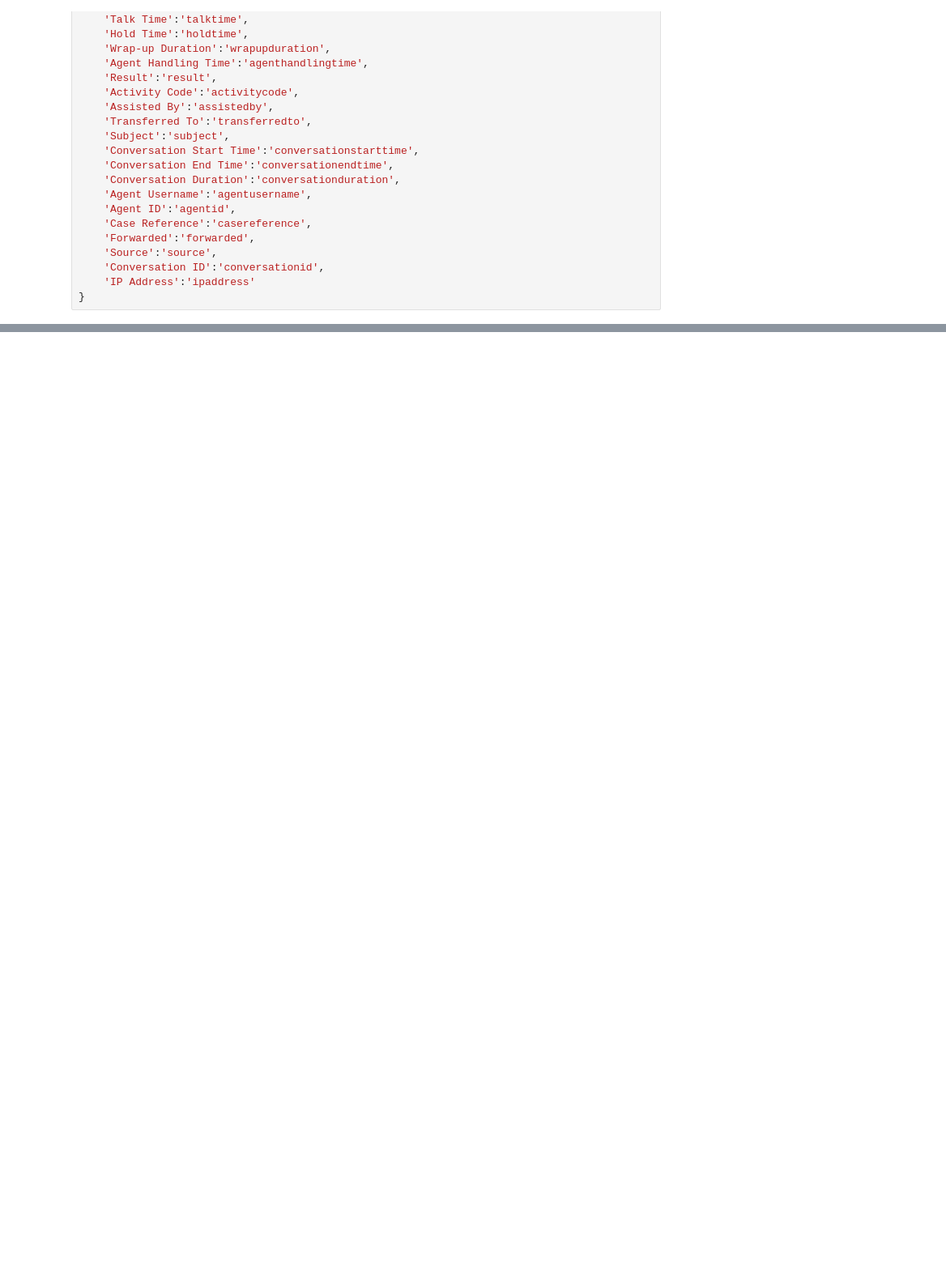
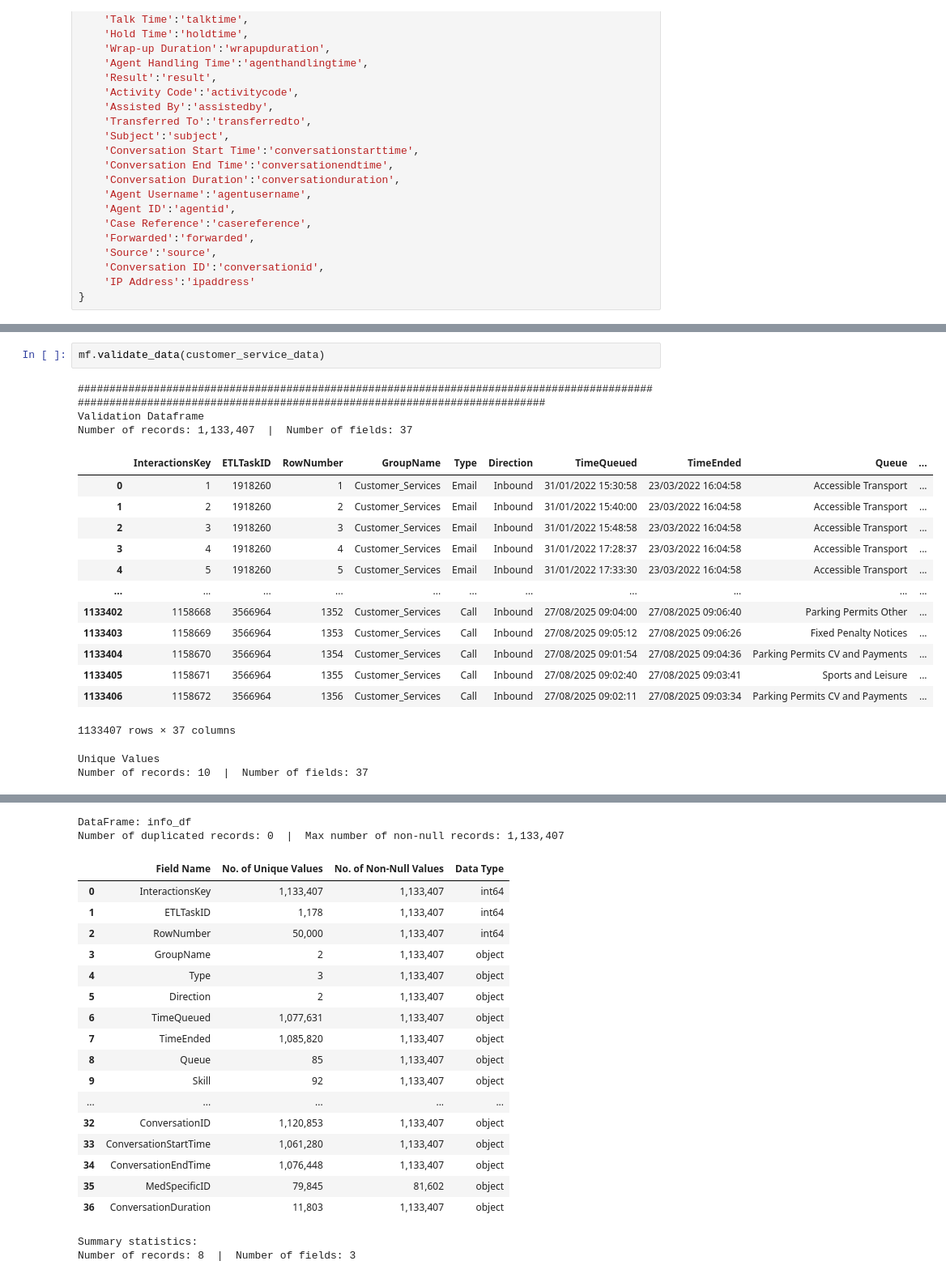
Before and after one commit to LBHF-JamalFazaldin/REAP-Analytics, a Jupyter notebook: REAP_notebooks/netcall_interactions_initial.ipynb, the cells around one changed output, grey strips where cells are left out. Shown: that part at 81% size. Drawn from its saved outputs; the diff is of its cells as text; blank space fills up the shorter version.

```diff
--- a/REAP_notebooks/netcall_interactions_initial.ipynb
+++ b/REAP_notebooks/netcall_interactions_initial.ipynb
@@ -101,0 +101,21 @@ Successfully imported Interactions
+# %%
+mf.validate_data(customer_service_data)
+# %% [output]
+#####################################################################################################################################################################
+Validation Dataframe
+Number of records: 1,133,407  |  Number of fields: 37
+|  | InteractionsKey | ETLTaskID | RowNumber | GroupName | Type | Direction | TimeQueued | TimeEnded | Queue | ... |
+| 0 | 1 | 1918260 | 1 | Customer_Services | Email | Inbound | 31/01/2022 15:30:58 | 23/03/2022 16:04:58 | Accessible Transport | ... |
+| 1 | 2 | 1918260 | 2 | Customer_Services | Email | Inbound | 31/01/2022 15:40:00 | 23/03/2022 16:04:58 | Accessible Transport | ... |
+| 2 | 3 | 1918260 | 3 | Customer_Services | Email | Inbound | 31/01/2022 15:48:58 | 23/03/2022 16:04:58 | Accessible Transport | ... |
+| 3 | 4 | 1918260 | 4 | Customer_Services | Email | Inbound | 31/01/2022 17:28:37 | 23/03/2022 16:04:58 | Accessible Transport | ... |
+| 4 | 5 | 1918260 | 5 | Customer_Services | Email | Inbound | 31/01/2022 17:33:30 | 23/03/2022 16:04:58 | Accessible Transport | ... |
+| ... | ... | ... | ... | ... | ... | ... | ... | ... | ... | ... |
+| 1133402 | 1158668 | 3566964 | 1352 | Customer_Services | Call | Inbound | 27/08/2025 09:04:00 | 27/08/2025 09:06:40 | Parking Permits Other | ... |
+| 1133403 | 1158669 | 3566964 | 1353 | Customer_Services | Call | Inbound | 27/08/2025 09:05:12 | 27/08/2025 09:06:26 | Fixed Penalty Notices | ... |
+| 1133404 | 1158670 | 3566964 | 1354 | Customer_Services | Call | Inbound | 27/08/2025 09:01:54 | 27/08/2025 09:04:36 | Parking Permits CV and Payments | ... |
+| 1133405 | 1158671 | 3566964 | 1355 | Customer_Services | Call | Inbound | 27/08/2025 09:02:40 | 27/08/2025 09:03:41 | Sports and Leisure | ... |
+| 1133406 | 1158672 | 3566964 | 1356 | Customer_Services | Call | Inbound | 27/08/2025 09:02:11 | 27/08/2025 09:03:34 | Parking Permits CV and Payments | ... |
+1133407 rows × 37 columns
+Unique Values
+Number of records: 10  |  Number of fields: 37
@@ -101,0 +133,21 @@ Successfully imported Interactions
+DataFrame: info_df
+Number of duplicated records: 0  |  Max number of non-null records: 1,133,407
+|  | Field Name | No. of Unique Values | No. of Non-Null Values | Data Type |
+| 0 | InteractionsKey | 1,133,407 | 1,133,407 | int64 |
+| 1 | ETLTaskID | 1,178 | 1,133,407 | int64 |
+| 2 | RowNumber | 50,000 | 1,133,407 | int64 |
+| 3 | GroupName | 2 | 1,133,407 | object |
+| 4 | Type | 3 | 1,133,407 | object |
+| 5 | Direction | 2 | 1,133,407 | object |
+| 6 | TimeQueued | 1,077,631 | 1,133,407 | object |
+| 7 | TimeEnded | 1,085,820 | 1,133,407 | object |
+| 8 | Queue | 85 | 1,133,407 | object |
+| 9 | Skill | 92 | 1,133,407 | object |
+| ... | ... | ... | ... | ... |
+| 32 | ConversationID | 1,120,853 | 1,133,407 | object |
+| 33 | ConversationStartTime | 1,061,280 | 1,133,407 | object |
+| 34 | ConversationEndTime | 1,076,448 | 1,133,407 | object |
+| 35 | MedSpecificID | 79,845 | 81,602 | object |
+| 36 | ConversationDuration | 11,803 | 1,133,407 | object |
+Summary statistics:
+Number of records: 8  |  Number of fields: 3
```
Also changed, not shown: parts of 7 cells of this notebook, 7 other files.
